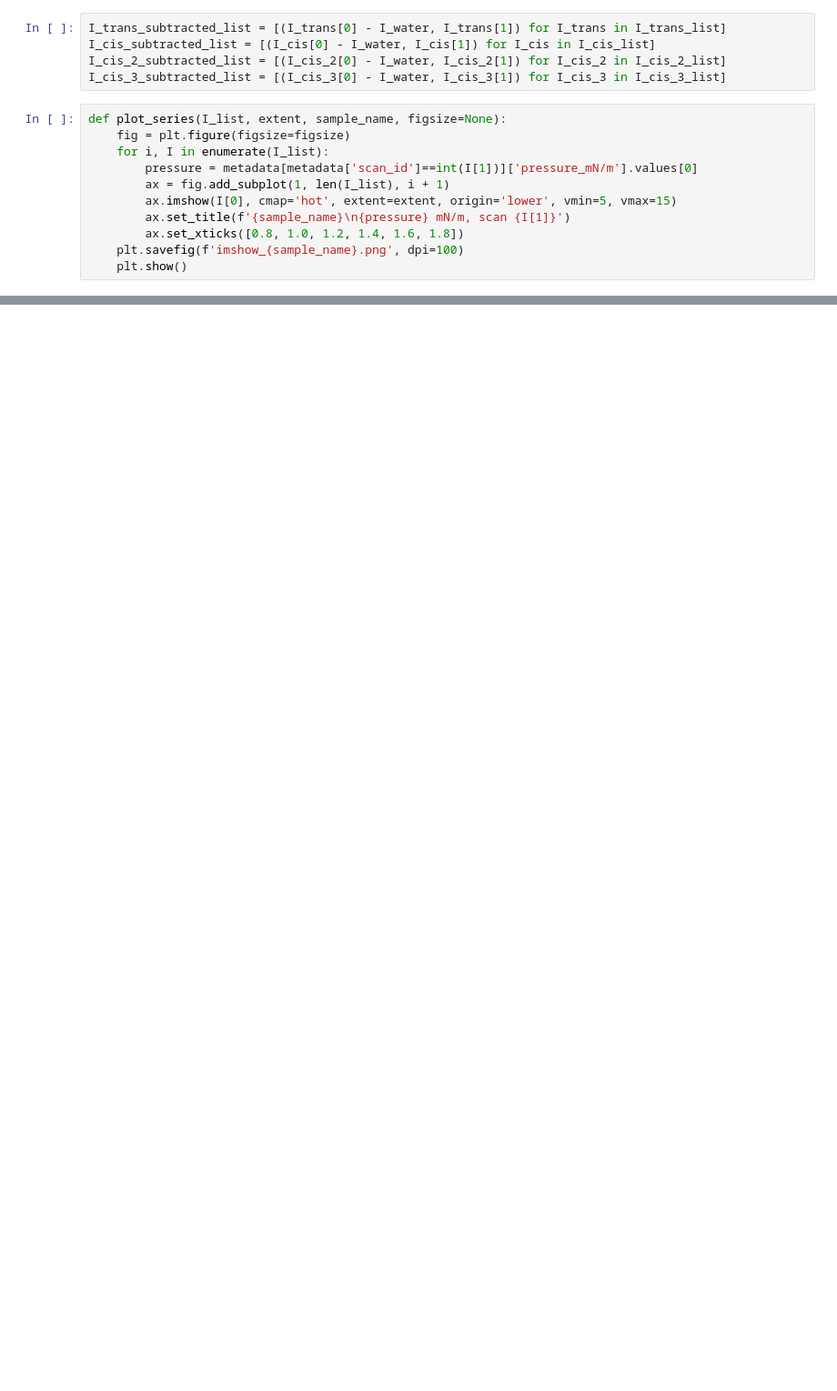
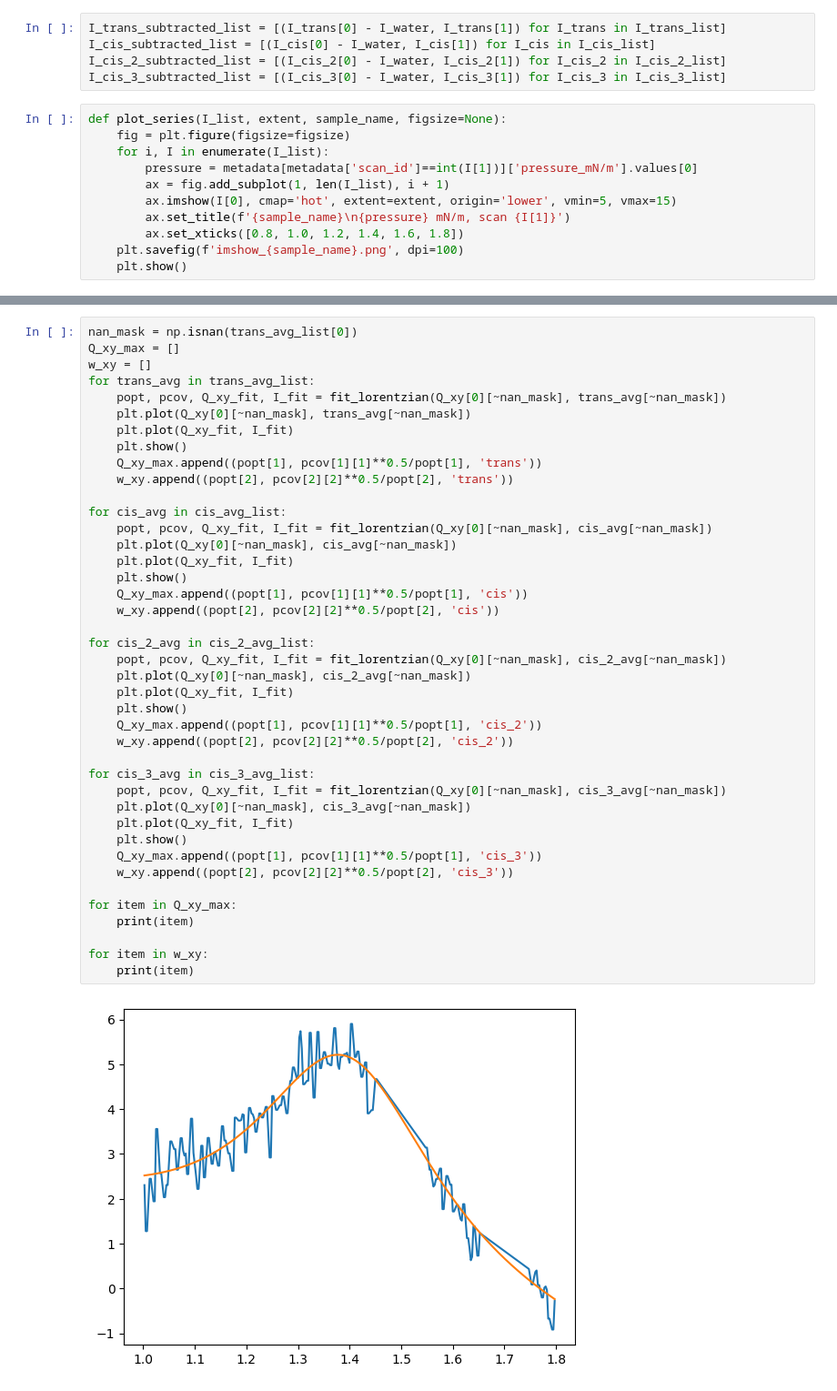
Before and after one commit to keejkrej/gixd-gixos-langmuir, a Jupyter notebook: main.ipynb, the cells around one changed output, grey strips where cells are left out. Shown at 91% size. Saved outputs shown, nothing was run; the diff lists cells and outputs as text; blank space fills up the shorter version.

```diff
--- a/main.ipynb
+++ b/main.ipynb
@@ -172,0 +149,43 @@ plt.show()
+# %%
+nan_mask = np.isnan(trans_avg_list[0])
+Q_xy_max = []
+w_xy = []
+for trans_avg in trans_avg_list:
+    popt, pcov, Q_xy_fit, I_fit = fit_lorentzian(Q_xy[0][~nan_mask], trans_avg[~nan_mask])
+    plt.plot(Q_xy[0][~nan_mask], trans_avg[~nan_mask])
+    plt.plot(Q_xy_fit, I_fit)
+    plt.show()
+    Q_xy_max.append((popt[1], pcov[1][1]**0.5/popt[1], 'trans'))
+    w_xy.append((popt[2], pcov[2][2]**0.5/popt[2], 'trans'))
+
+for cis_avg in cis_avg_list:
+    popt, pcov, Q_xy_fit, I_fit = fit_lorentzian(Q_xy[0][~nan_mask], cis_avg[~nan_mask])
+    plt.plot(Q_xy[0][~nan_mask], cis_avg[~nan_mask])
+    plt.plot(Q_xy_fit, I_fit)
+    plt.show()
+    Q_xy_max.append((popt[1], pcov[1][1]**0.5/popt[1], 'cis'))
+    w_xy.append((popt[2], pcov[2][2]**0.5/popt[2], 'cis'))
+
+for cis_2_avg in cis_2_avg_list:
+    popt, pcov, Q_xy_fit, I_fit = fit_lorentzian(Q_xy[0][~nan_mask], cis_2_avg[~nan_mask])
+    plt.plot(Q_xy[0][~nan_mask], cis_2_avg[~nan_mask])
+    plt.plot(Q_xy_fit, I_fit)
+    plt.show()
+    Q_xy_max.append((popt[1], pcov[1][1]**0.5/popt[1], 'cis_2'))
+    w_xy.append((popt[2], pcov[2][2]**0.5/popt[2], 'cis_2'))
+
+for cis_3_avg in cis_3_avg_list:
+    popt, pcov, Q_xy_fit, I_fit = fit_lorentzian(Q_xy[0][~nan_mask], cis_3_avg[~nan_mask])
+    plt.plot(Q_xy[0][~nan_mask], cis_3_avg[~nan_mask])
+    plt.plot(Q_xy_fit, I_fit)
+    plt.show()
+    Q_xy_max.append((popt[1], pcov[1][1]**0.5/popt[1], 'cis_3'))
+    w_xy.append((popt[2], pcov[2][2]**0.5/popt[2], 'cis_3'))
+
+for item in Q_xy_max:
+    print(item)
+
+for item in w_xy:
+    print(item)
+# %% [output]
+[figure, added]
```
Also changed, not shown: parts of 15 cells of this notebook, 2 other files.
